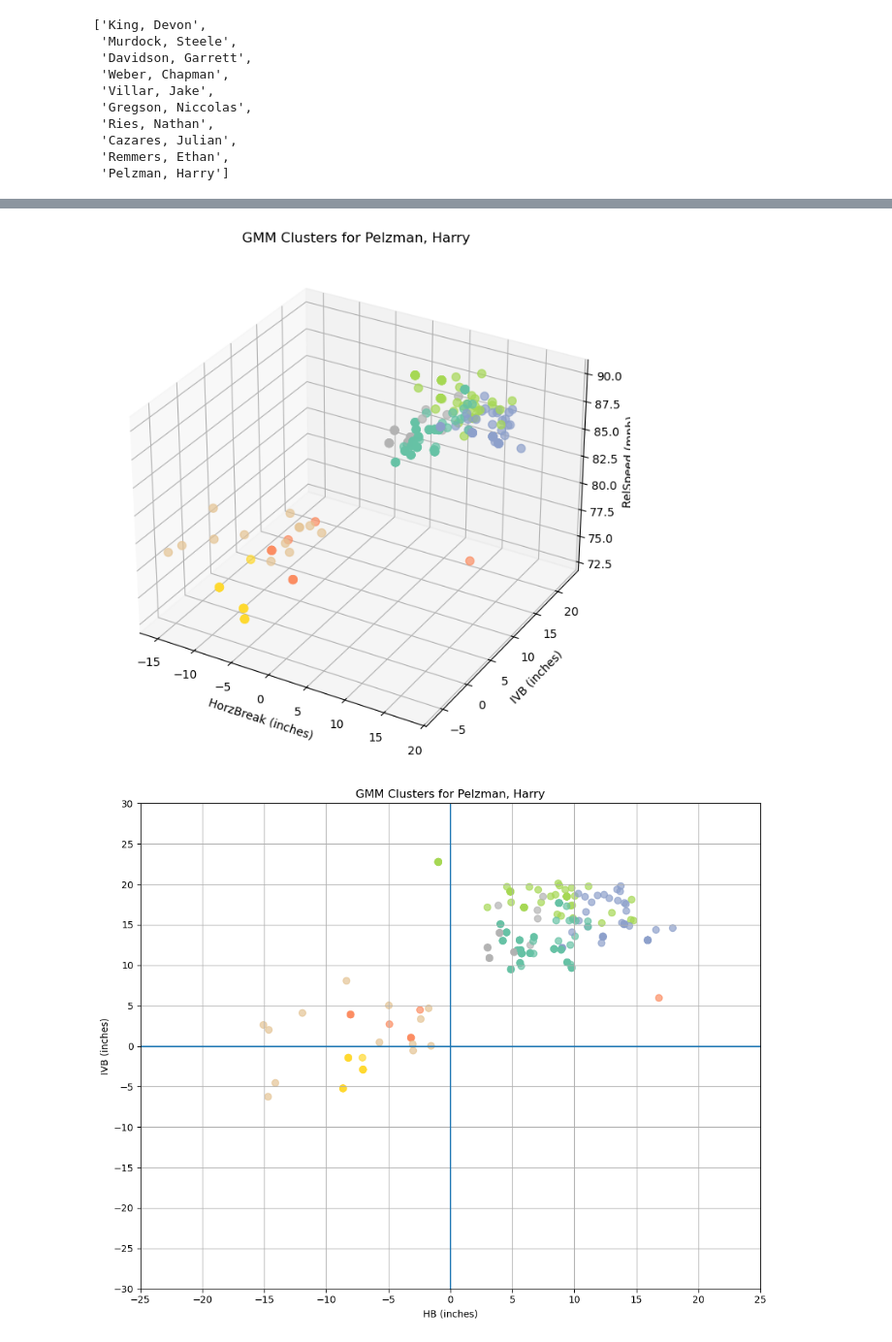
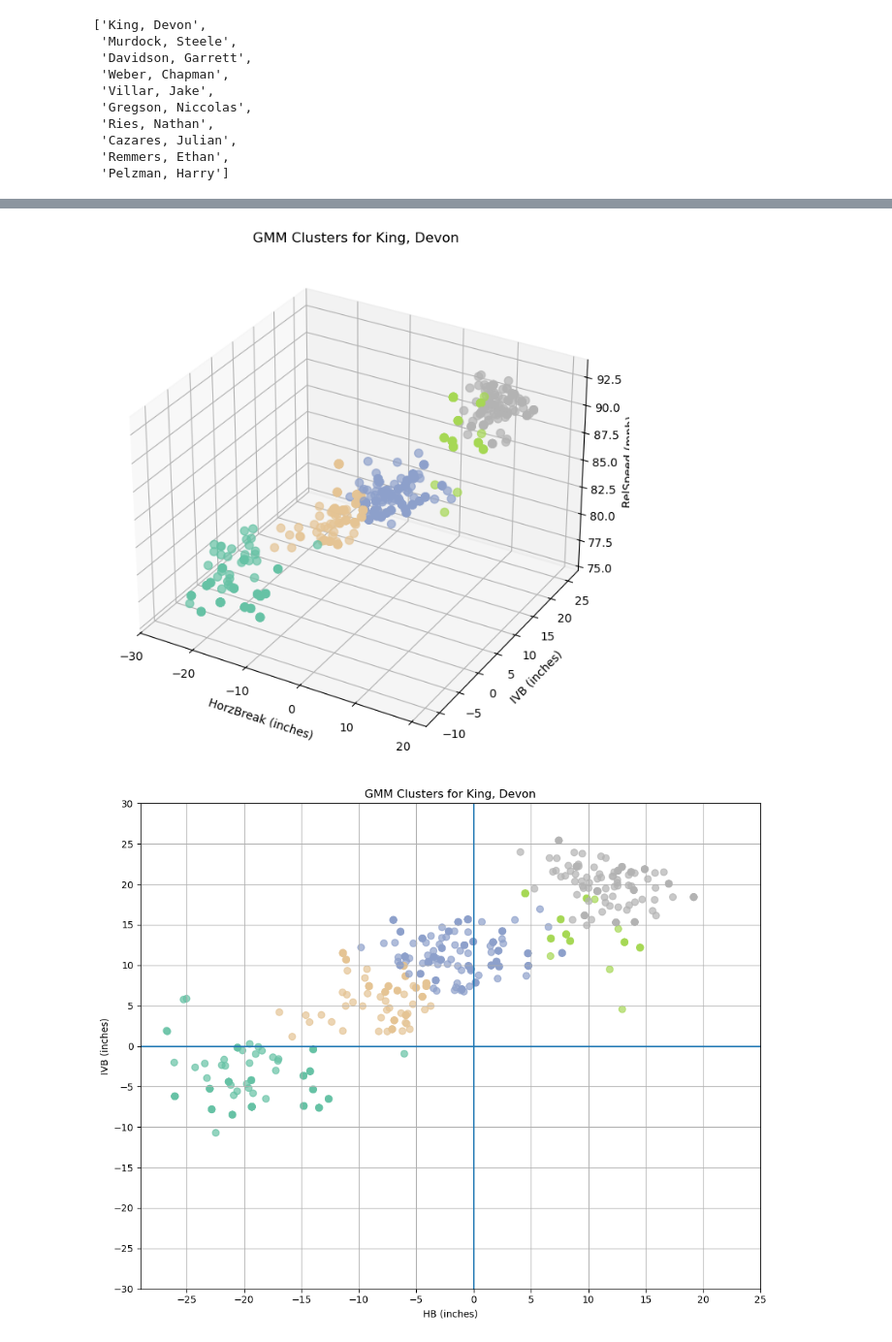
Before and after one commit to jackkalsched/UCSD_Baseball_25, a Jupyter notebook: Pitching/pitch classification/classification.ipynb, the cells around one changed output, grey strips where cells are left out. Shown at 97% size. Saved outputs shown, nothing was run; the diff lists cells and outputs as text; code cells hidden in the pictures.

Commit message:
applied cluster labels

```diff
--- a/Pitching/pitch classification/classification.ipynb
+++ b/Pitching/pitch classification/classification.ipynb
@@ -855,7 +855,7 @@ def fit_gmm(X, best_model):
 unique_pitchers = ['King, Devon', 'Murdock, Steele', 'Davidson, Garrett', 'Weber, Chapman', 'Villar, Jake', 'Gregson, Niccolas', 'Ries, Nathan', 'Cazares, Julian', 'Remmers, Ethan', 'Pelzman, Harry']
 # %%
 def run_gmm(df):
-    ucsd = df[df['PitcherTeam'] == 'CSD_TRI'][id_cols + feature_cols]
+    ucsd = df[df['PitcherTeam'] == 'CSD_TRI'][id_cols + feature_cols + ['PitcherThrows']]
     ucsd = ucsd[ucsd['Pitcher'].isin(unique_pitchers)].copy()
 
     results = []   # store per-pitcher cluster results
@@ -918,0 +919,16 @@ gmm_results
+# %%
+## deencode handedness metrics
+
+def mirror_handedness(row):
+
+    # Encode 0 to LHP and 1 to RHP
+    row['handedness_encode'] = int(row['PitcherThrows'] == 'Right')
+
+    # Mirror if left
+    if row['handedness_encode'] == 0:
+        row['HorzBreak'] *= -1
+        row['HorzApprAngle'] *= -1
+    return row
+
+gmm_results = gmm_results.apply(mirror_handedness, axis = 1)
+gmm_results.head()
@@ -993,33 +1016,33 @@ def plot_clusters(df, pitcher):
 
     ax.set_xlabel('HorzBreak (inches)')
     ax.set_ylabel('IVB (inches)')
     ax.set_zlabel('RelSpeed (mph)')
     ax.set_title(f"GMM Clusters for {pitcher}")
     plt.show()
 
     # --- 2D Scatter Plot ---- #
     fig = plt.figure(figsize = (10,8))
     plt.scatter(
         clustered['HorzBreak'],
         clustered['InducedVertBreak'],
         c = clustered['cluster'],
         cmap = 'Set2',
         s = 50,
         alpha = 0.7
     )
 
     plt.xlabel('HB (inches)')
     plt.ylabel('IVB (inches)')
     plt.xticks(range(-25, 26, 5))
     plt.yticks(range(-30, 35, 5))
     plt.axhline(y = 0)
     plt.axvline(x = 0)
     plt.title(f"GMM Clusters for {pitcher}")
     plt.grid()
     plt.tight_layout()
     plt.show()
 
-plot_clusters(gmm_results, 'Pelzman, Harry')
+plot_clusters(gmm_results, 'King, Devon')
 # %% [output]
-[figure, old version]
+[figure, new version]
-[figure, old version]
+[figure, new version]
```
Also changed, not shown: parts of 7 cells of this notebook.
